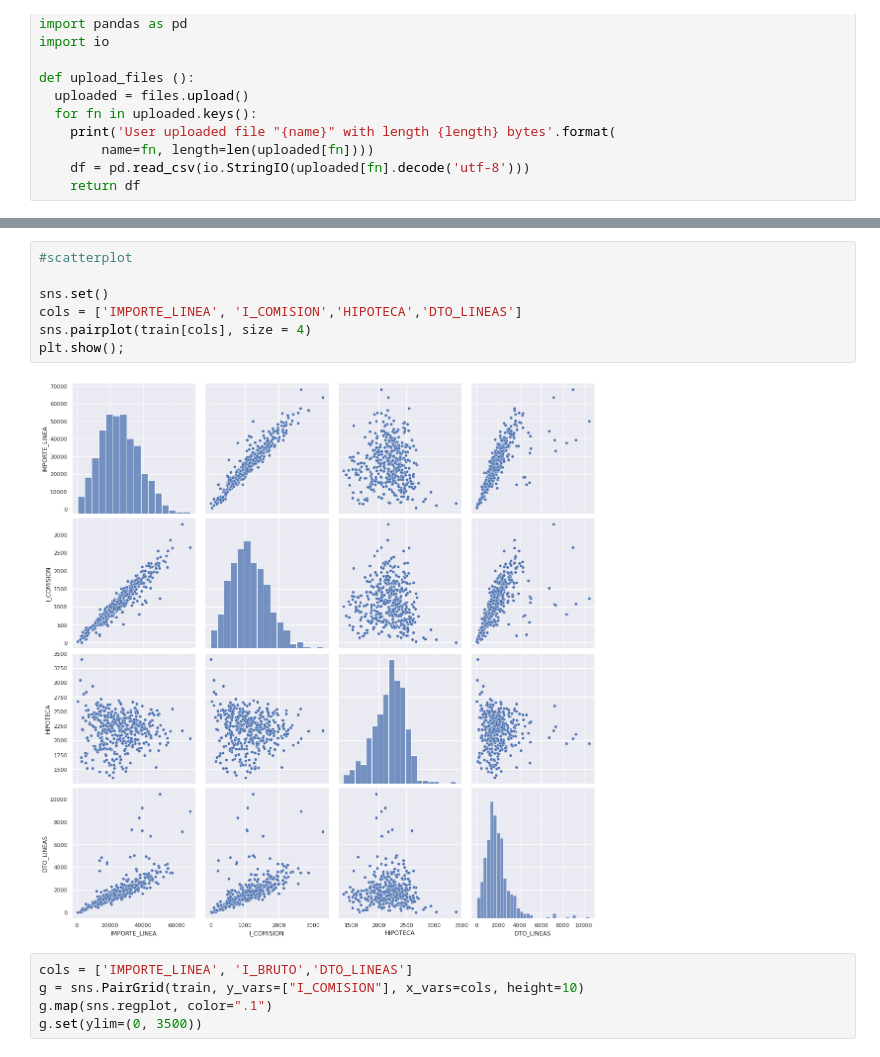
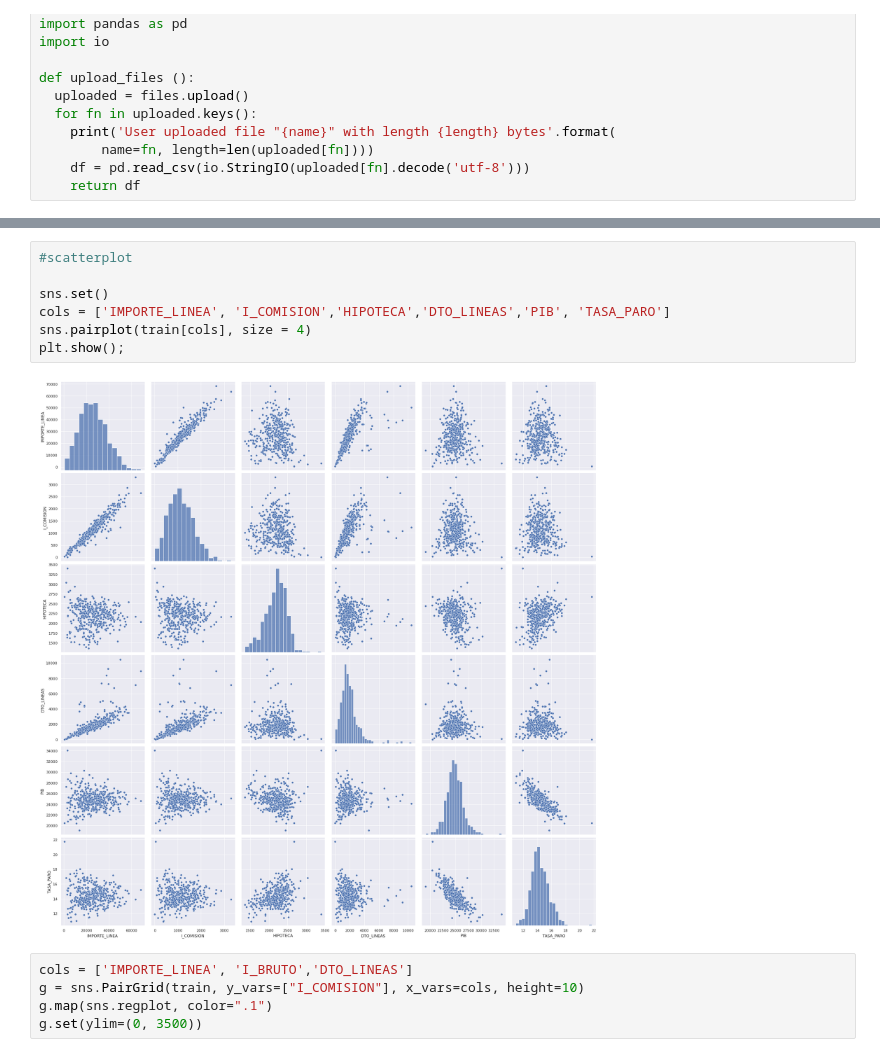
Before and after one commit to pacogp/TFM, a Jupyter notebook: importancia_importe_comisiones.ipynb, the cells around one changed output, grey strips where cells are left out. Drawn from its saved outputs; the diff is of its cells as text.

```diff
--- a/importancia_importe_comisiones.ipynb
+++ b/importancia_importe_comisiones.ipynb
@@ -37,12 +37,12 @@ User uploaded file "IMPORTANCIA_IMPORTE_COMISIONES.csv" with length 82358 bytes
 # %%
 #scatterplot
 
 sns.set()
-cols = ['IMPORTE_LINEA', 'I_COMISION','HIPOTECA','DTO_LINEAS']
+cols = ['IMPORTE_LINEA', 'I_COMISION','HIPOTECA','DTO_LINEAS','PIB', 'TASA_PARO']
 sns.pairplot(train[cols], size = 4)
 plt.show();
 # %% [output]
-[figure, old version]
+[figure, new version]
 # %%
 cols = ['IMPORTE_LINEA', 'I_BRUTO','DTO_LINEAS']
 g = sns.PairGrid(train, y_vars=["I_COMISION"], x_vars=cols, height=10)
```
Also changed, not shown: parts of 9 cells of this notebook.
